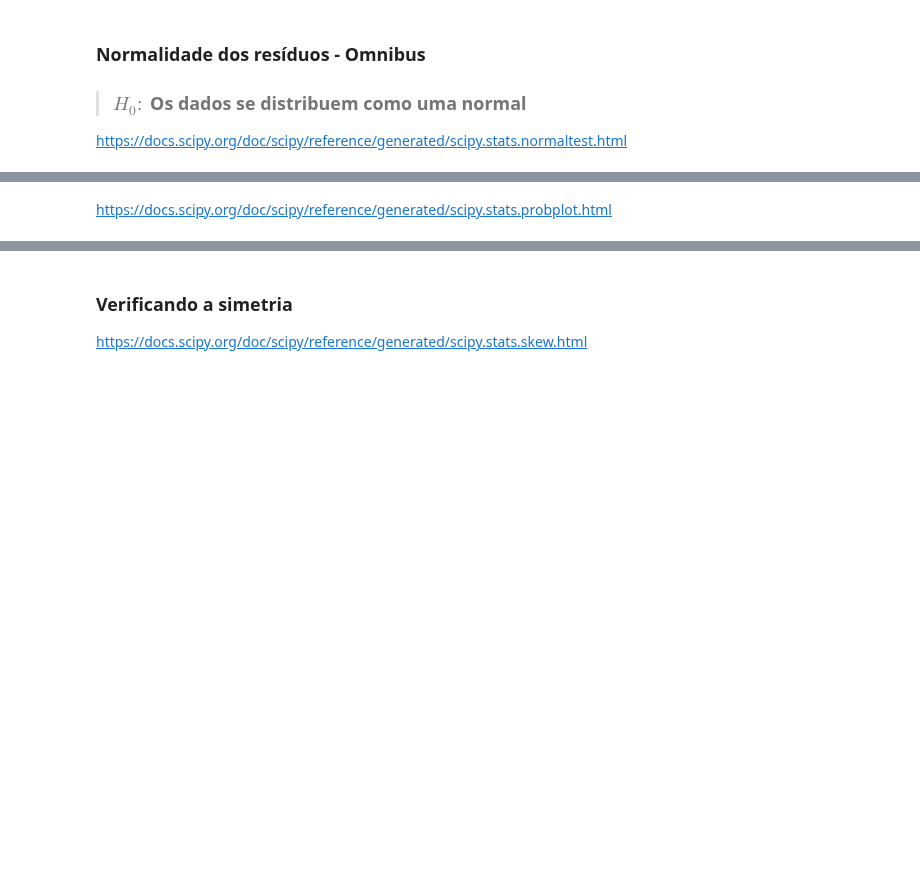
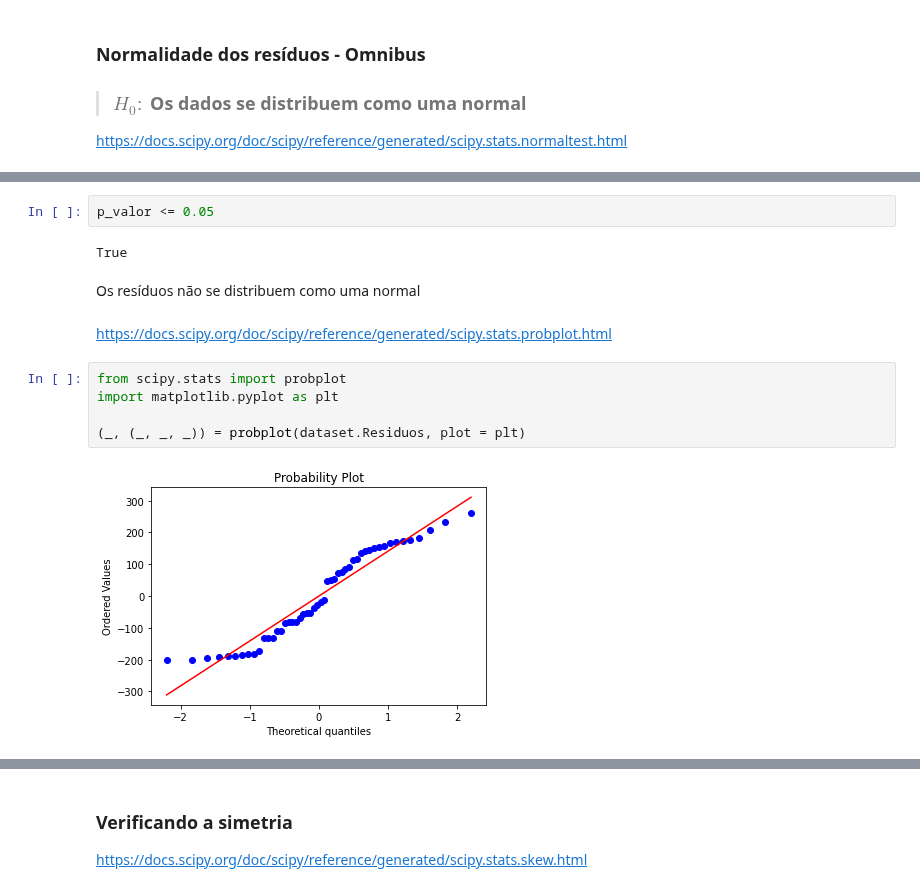
Before and after one commit to muriloWeber/dataScienceAlura, a Jupyter notebook: dataScienceEstatisticaComPythonCorrelacaoERegressao/Curso_de_Estatística_Parte_4.ipynb, the cells around one changed output, grey strips where cells are left out. Drawn from its saved outputs; the diff is of its cells as text; blank space fills up the shorter version.

Commit message:
outros testes de normalidade de resíduos

```diff
--- a/dataScienceEstatisticaComPythonCorrelacaoERegressao/Curso_de_Estatística_Parte_4.ipynb
+++ b/dataScienceEstatisticaComPythonCorrelacaoERegressao/Curso_de_Estatística_Parte_4.ipynb
@@ -1317,2 +1444,15 @@ https://docs.scipy.org/doc/scipy/reference/generated/scipy.stats.normaltest.html
+# %%
+p_valor <= 0.05
+# %% [output]
+True
+# %% [markdown]
+Os resíduos não se distribuem como uma normal
 # %% [markdown]
 https://docs.scipy.org/doc/scipy/reference/generated/scipy.stats.probplot.html
+# %%
+from scipy.stats import probplot
+import matplotlib.pyplot as plt
+
+(_, (_, _, _)) = probplot(dataset.Residuos, plot = plt)
+# %% [output]
+[figure, added]
```
Also changed, not shown: parts of 40 cells of this notebook.
